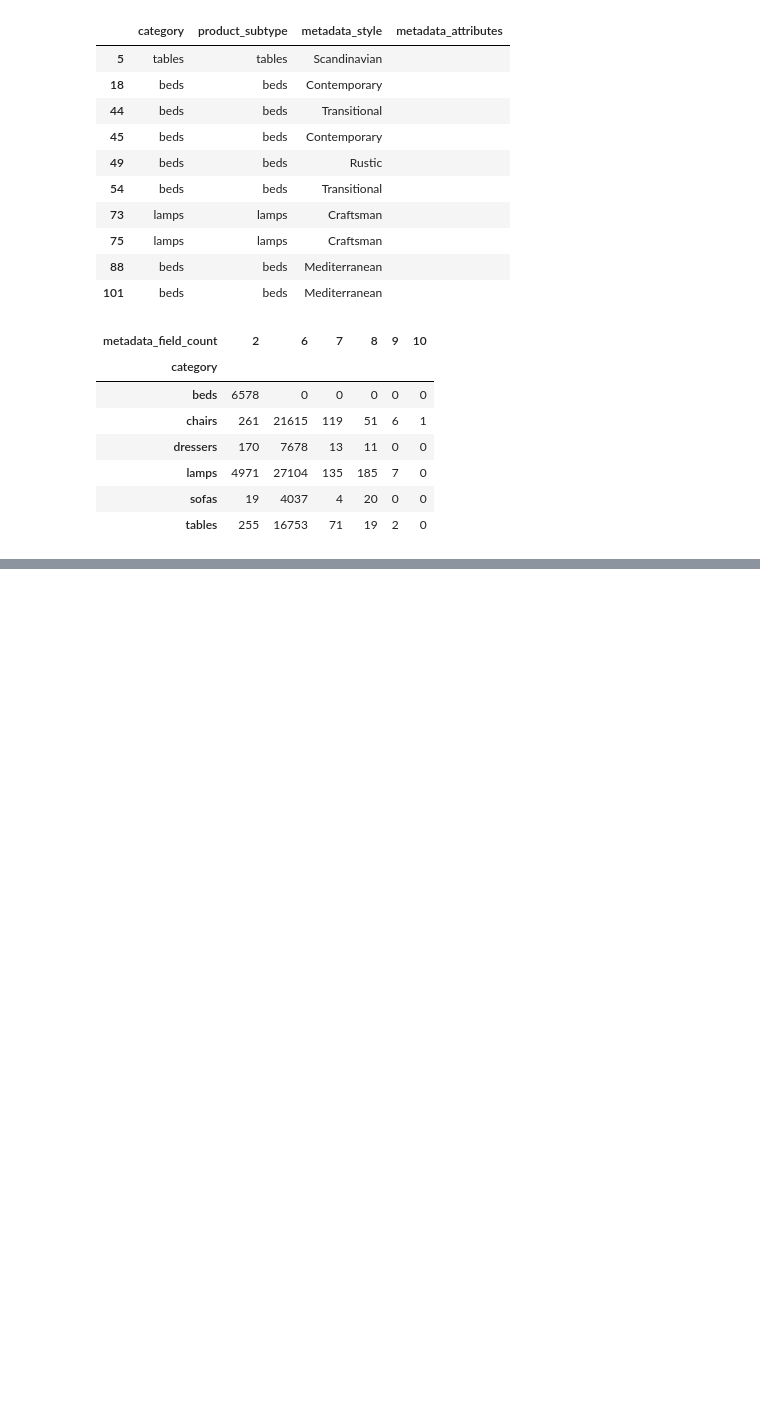
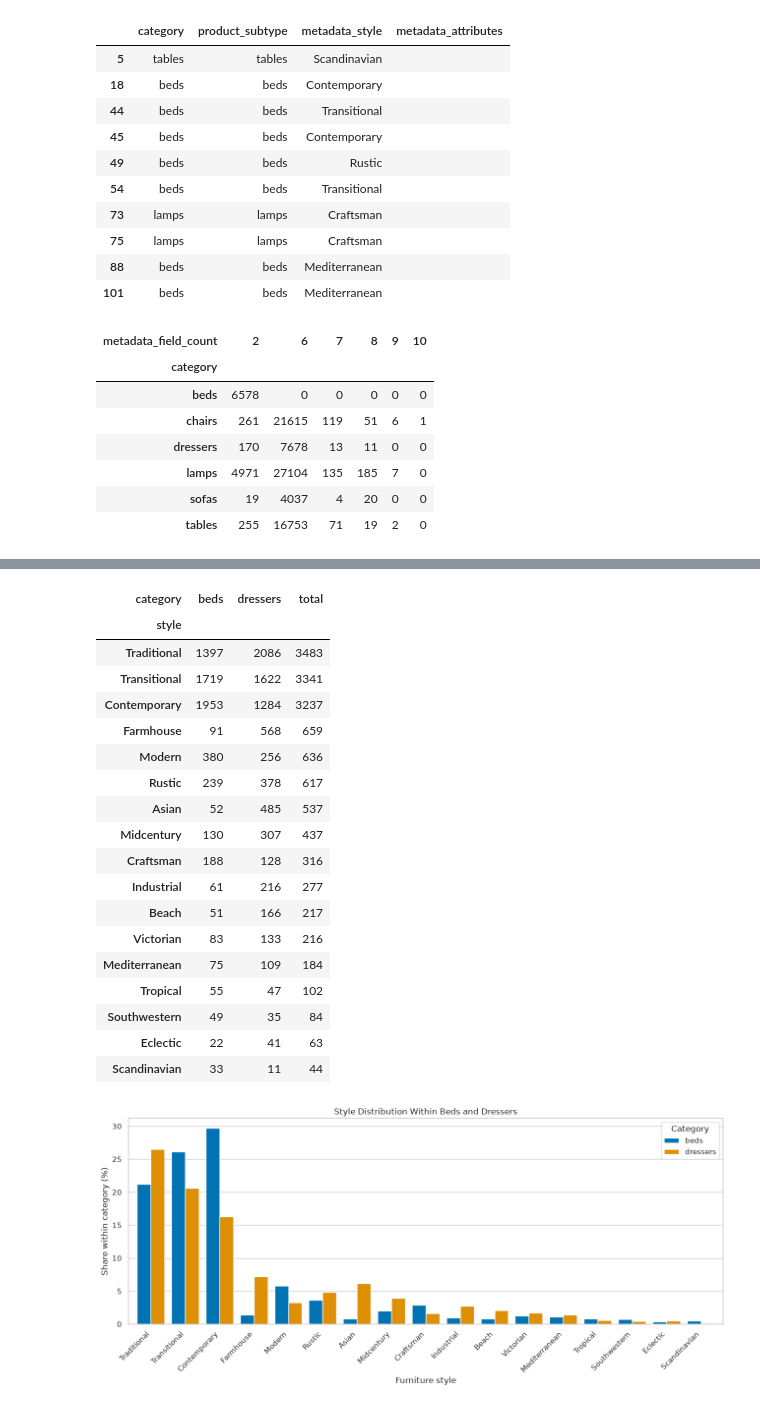
Before and after one commit to Vanya2307/Sketch2Furniture-Generation, a Jupyter notebook: notebooks/01_data_exploration.ipynb, the cells around one changed output, grey strips where cells are left out. Cells and saved outputs as stored; diff of their text form; code cells hidden in the pictures; blank space fills up the shorter version.

```diff
--- a/notebooks/01_data_exploration.ipynb
+++ b/notebooks/01_data_exploration.ipynb
@@ -221,0 +300,71 @@ Records with two metadata fields: 12254
+# %%
+#The style analysis
+
+selected_metadata = dataset_metadata[dataset_metadata["category"].isin(SELECTED_CATEGORIES)].copy()
+
+style_counts = pd.crosstab(
+    selected_metadata["style"],
+    selected_metadata["category"],
+).reindex(
+    columns=list(SELECTED_CATEGORIES),
+    fill_value=0,
+)
+
+style_counts["total"] = style_counts.sum(axis=1)
+
+style_counts = style_counts.sort_values("total", ascending=False)
+
+display(style_counts)
+
+
+style_percent = (style_counts[list(SELECTED_CATEGORIES)].div(style_counts[list(SELECTED_CATEGORIES)].sum(axis=0), axis=1,) * 100)
+
+ax = style_percent.plot(
+    kind="bar",
+    figsize=(13, 6),
+    width=0.8,
+    color=sns.color_palette("colorblind", 2),
+)
+
+ax.set_title("Style Distribution Within Beds and Dressers")
+ax.set_xlabel("Furniture style")
+ax.set_ylabel("Share within category (%)")
+
+ax.set_xticklabels(
+    ax.get_xticklabels(),
+    rotation=45,
+    ha="right",
+)
+
+ax.legend(title="Category")
+ax.grid(axis="x", visible=False)
+
+plt.tight_layout()
+plt.savefig(
+    FIGURES_DIR / "style_distribution_beds_dressers.png",
+    dpi=150,
+    bbox_inches="tight",
+)
+
+plt.show()
+# %% [output]
+| category | beds | dressers | total |
+| style |  |  |  |
+| Traditional | 1397 | 2086 | 3483 |
+| Transitional | 1719 | 1622 | 3341 |
+| Contemporary | 1953 | 1284 | 3237 |
+| Farmhouse | 91 | 568 | 659 |
+| Modern | 380 | 256 | 636 |
+| Rustic | 239 | 378 | 617 |
+| Asian | 52 | 485 | 537 |
+| Midcentury | 130 | 307 | 437 |
+| Craftsman | 188 | 128 | 316 |
+| Industrial | 61 | 216 | 277 |
+| Beach | 51 | 166 | 217 |
+| Victorian | 83 | 133 | 216 |
+| Mediterranean | 75 | 109 | 184 |
+| Tropical | 55 | 47 | 102 |
+| Southwestern | 49 | 35 | 84 |
+| Eclectic | 22 | 41 | 63 |
+| Scandinavian | 33 | 11 | 44 |
+[figure, added]
```
Also changed, not shown: parts of 32 cells of this notebook, 1 other file.
